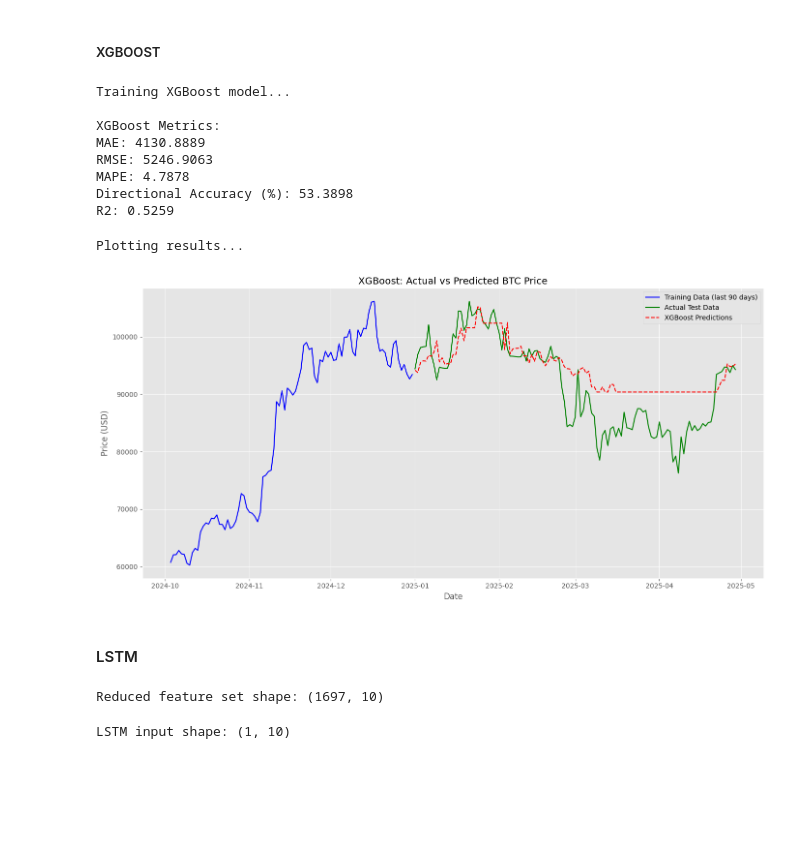
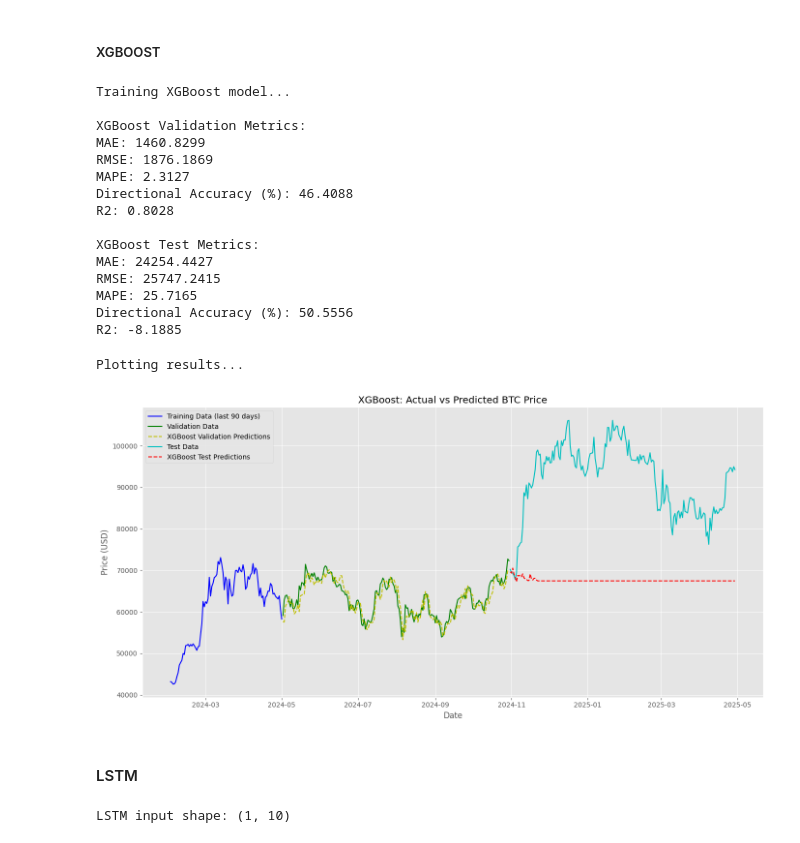
Before and after one commit to Fizryfu/Capstone, a Jupyter notebook: Capstone Project/Capstone_Project.ipynb, the cells around one changed output. Drawn from its saved outputs; the diff is of its cells as text; code cells hidden in the pictures; blank space fills up the shorter version.

```diff
--- a/Capstone Project/Capstone_Project.ipynb
+++ b/Capstone Project/Capstone_Project.ipynb
@@ -1216,4 +1333,8 @@ Selected top 10 features:
 # %%
-# Apply selection
+# Apply selection to all datasets
 X_train_selected = X_train[top_features]
+X_val_selected = X_val[top_features]
 X_test_selected = X_test[top_features]
+
+# Prepare Data for Random Forest
+print("Preparing data for Random Forest...")
@@ -1245,6 +1369,7 @@ print("Scaling features...")
 try:
     scaler = MinMaxScaler()
     X_train_scaled = scaler.fit_transform(X_train_np)
+    X_val_scaled = scaler.transform(X_val_np)
     X_test_scaled = scaler.transform(X_test_np)
 except Exception as e:
     print(" Error in scaling:")
@@ -1305,13 +1478,13 @@ Debug - y_test shape: (119,)
 # %%
-# Evaluate Model Performance
-print("\nEvaluating model...")
+# Evaluate Test Performance
+print("\nEvaluating test performance...")
 
 try:
-    rf_metrics = calculate_metrics(y_test_series, rf_preds_series)
-    print("Random Forest Metrics:")
+    rf_metrics = calculate_metrics(y_test_series, rf_test_preds_series)
+    print("Random Forest Test Metrics:")
     for key, value in rf_metrics.items():
         print(f"{key}: {value:.4f}")
 except Exception as e:
-    print("Error calculating metrics:")
+    print("Error calculating test metrics:")
     traceback.print_exc()
 # %% [output]
@@ -1409,15 +1541,23 @@ try:
     )
     xgb_model.fit(X_train_scaled, y_train)
 
-    # Make predictions
-    xgb_preds = xgb_model.predict(X_test_scaled)
+    # Make validation predictions
+    xgb_val_preds = xgb_model.predict(X_val_scaled)
+    xgb_val_preds_series = pd.Series(xgb_val_preds, index=y_val.index[:len(xgb_val_preds)])
 
-    # Create Series with proper index for predictions
-    xgb_preds_series = pd.Series(xgb_preds, index=y_test.index[:len(xgb_preds)])
+    # Calculate validation metrics
+    xgb_val_metrics = calculate_metrics(y_val, xgb_val_preds_series)
+    print("\nXGBoost Validation Metrics:")
+    for key, value in xgb_val_metrics.items():
+        print(f"{key}: {value:.4f}")
 
-    # Calculate metrics using the robust function
-    xgb_metrics = calculate_metrics(y_test, xgb_preds_series)
-    print("\nXGBoost Metrics:")
+    # Make test predictions
+    xgb_test_preds = xgb_model.predict(X_test_scaled)
+    xgb_test_preds_series = pd.Series(xgb_test_preds, index=y_test.index[:len(xgb_test_preds)])
+
+    # Calculate test metrics
+    xgb_metrics = calculate_metrics(y_test, xgb_test_preds_series)
+    print("\nXGBoost Test Metrics:")
     for key, value in xgb_metrics.items():
         print(f"{key}: {value:.4f}")
 
@@ -1427,57 +1567,61 @@ except Exception as e:
 # %% [output]
 Training XGBoost model...
 
-XGBoost Metrics:
-MAE: 4130.8889
-RMSE: 5246.9063
-MAPE: 4.7878
-Directional Accuracy (%): 53.3898
-R2: 0.5259
+XGBoost Validation Metrics:
+MAE: 1460.8299
+RMSE: 1876.1869
+MAPE: 2.3127
+Directional Accuracy (%): 46.4088
+R2: 0.8028
+
+XGBoost Test Metrics:
+MAE: 24254.4427
+RMSE: 25747.2415
+MAPE: 25.7165
+Directional Accuracy (%): 50.5556
+R2: -8.1885
 # %%
 #Plot Actual vs Predicted BTC Prices
 print("Plotting results...")
 
 try:
     plt.figure(figsize=(14, 7))
 
     plt.plot(y_train.index[-90:], y_train[-90:], 'b-', label='Training Data (last 90 days)')
-    plt.plot(y_test.index[:len(xgb_preds)], y_test[:len(xgb_preds)], 'g-', label='Actual Test Data')
-    plt.plot(xgb_preds_series.index, xgb_preds_series, 'r--', label='XGBoost Predictions')
+    plt.plot(y_val.index[:len(xgb_val_preds)], y_val[:len(xgb_val_preds)], 'g-', label='Validation Data')
+    plt.plot(xgb_val_preds_series.index, xgb_val_preds_series, 'y--', label='XGBoost Validation Predictions')
+    plt.plot(y_test.index[:len(xgb_test_preds)], y_test[:len(xgb_test_preds)], 'c-', label='Test Data')
+    plt.plot(xgb_test_preds_series.index, xgb_test_preds_series, 'r--', label='XGBoost Test Predictions')
 
     plt.title('XGBoost: Actual vs Predicted BTC Price')
     plt.xlabel('Date')
     plt.ylabel('Price (USD)')
     plt.legend()
     plt.grid(True)
     plt.tight_layout()
     plt.show()
 
 except Exception as e:
     print("Error plotting results:")
     traceback.print_exc()
 # %% [output]
 Plotting results...
-[figure, old version]
+[figure, new version]
 # %% [markdown]
 #### LSTM
 # %%
-# Feature sets
-X_train_reduced = X_train[top_features]
-X_test_reduced = X_test[top_features]
-print(f"Reduced feature set shape: {X_train_reduced.shape}")
-
 # Scale the data
 from sklearn.preprocessing import MinMaxScaler
 
 X_scaler = MinMaxScaler()
-X_train_scaled = X_scaler.fit_transform(X_train_reduced)
-X_test_scaled = X_scaler.transform(X_test_reduced)
+X_train_scaled = X_scaler.fit_transform(X_train_selected)
+X_val_scaled = X_scaler.transform(X_val_selected)
+X_test_scaled = X_scaler.transform(X_test_selected)
 
 y_scaler = MinMaxScaler()
 y_train_scaled = y_scaler.fit_transform(y_train.values.reshape(-1, 1))
+y_val_scaled = y_scaler.transform(y_val.values.reshape(-1, 1))
 y_test_scaled = y_scaler.transform(y_test.values.reshape(-1, 1))
-# %% [output]
-Reduced feature set shape: (1697, 10)
 # %%
 # Reshape for LSTM: [samples, timesteps, features]
 X_train_lstm = X_train_scaled.reshape(X_train_scaled.shape[0], 1, X_train_scaled.shape[1])
```
Also changed, not shown: parts of 40 cells of this notebook.
